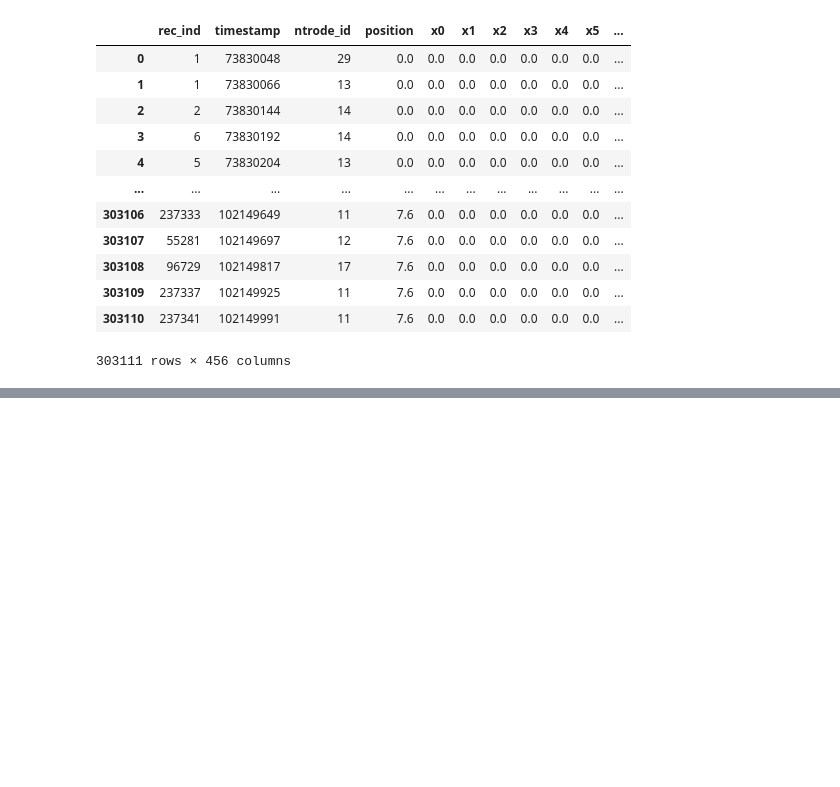
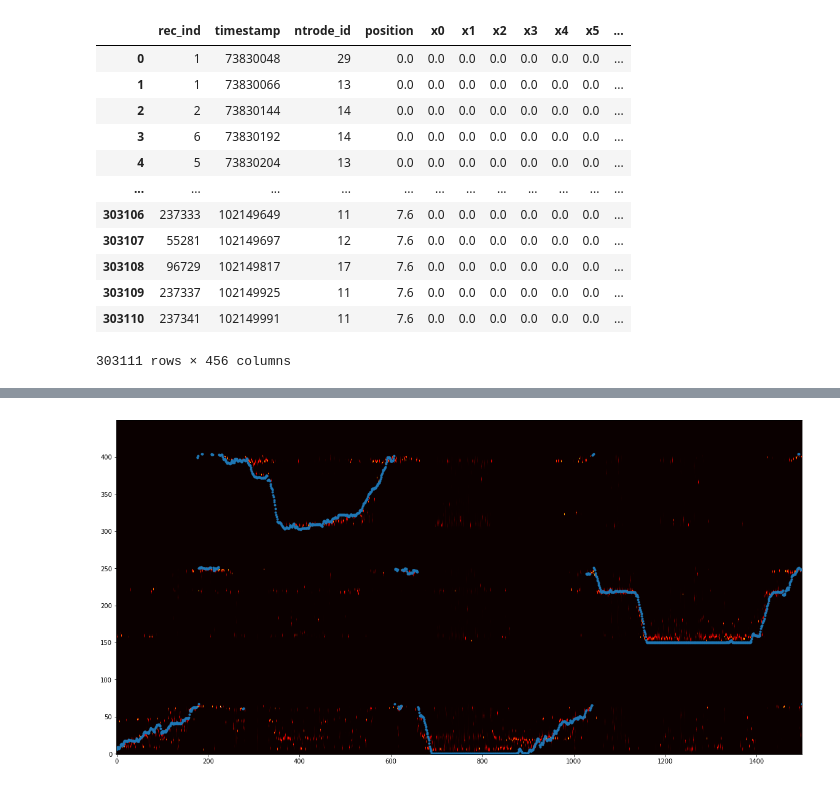
Before and after one commit to daliu87/spykshrk_realtime, a Jupyter notebook: jupyter-notebooks/decoding/examples/example_data_container_transformations.ipynb, the cells around one changed output, grey strips where cells are left out. Saved outputs shown, nothing was run; the diff lists cells and outputs as text; code cells hidden in the pictures; blank space fills up the shorter version.

Commit message:
New examples for remapping linear pos and plotting.

```diff
--- a/jupyter-notebooks/decoding/examples/example_data_container_transformations.ipynb
+++ b/jupyter-notebooks/decoding/examples/example_data_container_transformations.ipynb
@@ -153,10 +128,16 @@ observ_obj.get_observations_bin_assigned(300)
 # spykshrk.franklab.pp_decoder.pp_clusterless.OfflinePPDecoder.calc_observation_intensity
 # for analysis code that uses groupby.
 
-spike_decode = observ_obj.get_observations_bin_assigned(300)
+spike_decode = observ_obj.get_observations_bin_assigned(3000)
 groups = spike_decode.groupby('dec_bin')
 
 def prod_dist(df):
-    return df.loc[:,'x0':'x449'].prod()
+    norm_prod = np.ones(450)
+    for row in df.loc[:,'x0':'x449'].values:
+        norm_prod = norm_prod * row
+        norm_prod = norm_prod / norm_prod.sum()
+    return pd.DataFrame([norm_prod], columns=['x{}'.format(bin_id) for bin_id in range(450)])
 
-groups.apply(prod_dist)
+observ_binned = groups.apply(prod_dist)
+
+observ_binned
@@ -162,0 +159,16 @@ groups.apply(prod_dist)
+# %%
+# Convert linearized position segments onto a single axis to match the decoded position mapping.
+# This function uses the query command of Panda dataframes.
+# e.g.:
+# right_pos_flat = (self.pos_data.query('@self.pos_data.seg_idx.seg_idx == 4 | '
+#                                       '@self.pos_data.seg_idx.seg_idx == 5').
+#                   loc[:, ('lin_dist_well', 'well_right')]) + self.arm_coord[2][0]
+
+single_axis_lin_pos = lin_obj.get_resampled(3000).get_mapped_single_axis()
+# %%
+plt.figure(figsize=[20,10])
+plt.imshow(observ_binned[2000:3500].T, origin='lower', aspect='auto', cmap='hot', zorder=0)
+plt.plot(single_axis_lin_pos.values[2000:3500], '.')
+plt.show()
+# %% [output]
+[figure, added]
```
Also changed, not shown: parts of 4 cells of this notebook, 1 other file.
